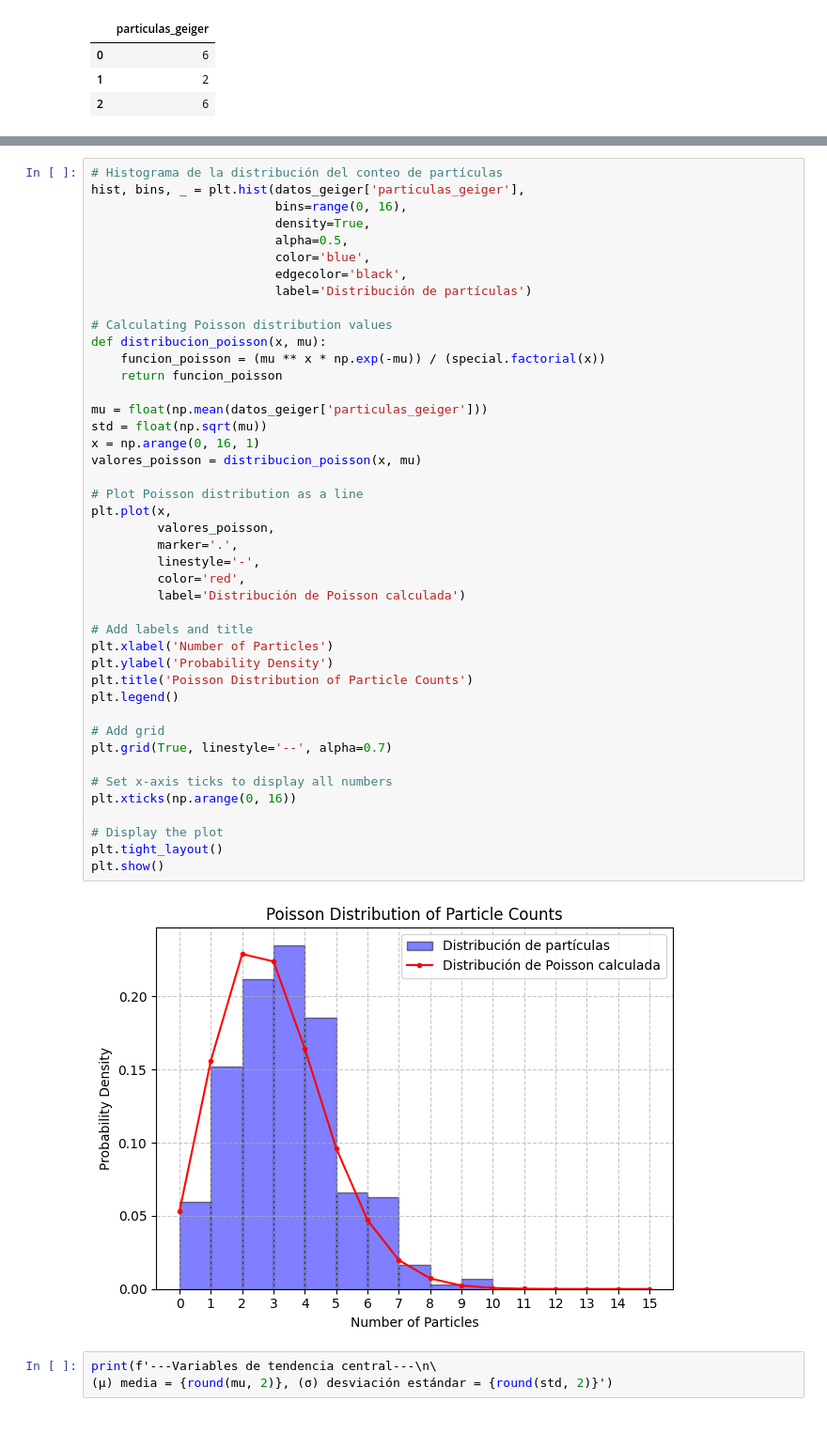
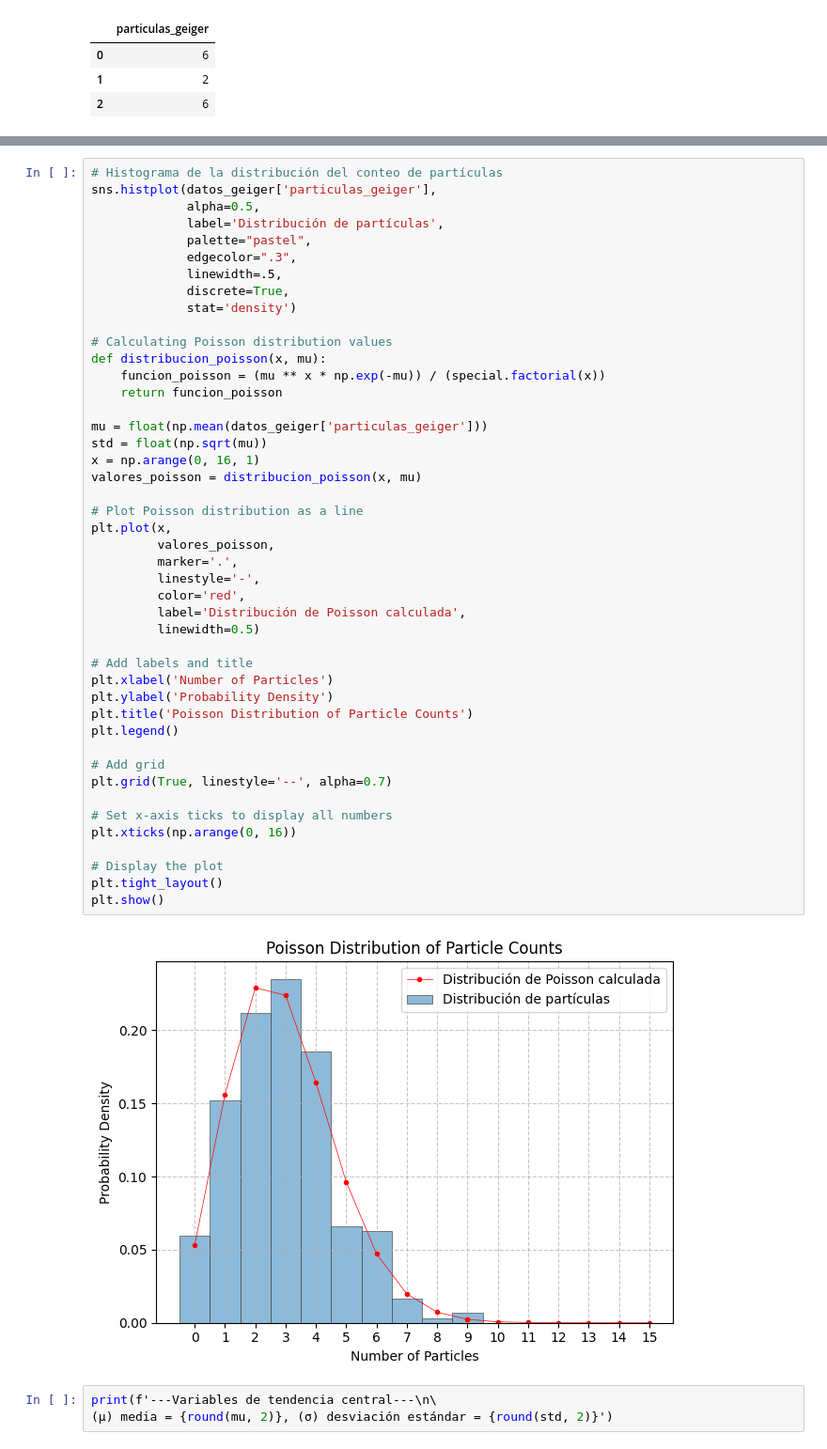
Before and after one commit to JD314/fisica_experimental, a Jupyter notebook: estiven/notebooks/tarea_1_geiger.ipynb, the cells around one changed output, grey strips where cells are left out. Shown: that part at 94% size. Drawn from its saved outputs; the diff is of its cells as text.

```diff
--- a/estiven/notebooks/tarea_1_geiger.ipynb
+++ b/estiven/notebooks/tarea_1_geiger.ipynb
@@ -218,12 +307,13 @@ Tamaño de los datos: (302, 1)
 # %%
 # Histograma de la distribución del conteo de partículas
-hist, bins, _ = plt.hist(datos_geiger['particulas_geiger'],
-                         bins=range(0, 16),
-                         density=True,
-                         alpha=0.5,
-                         color='blue',
-                         edgecolor='black',
-                         label='Distribución de partículas')
+sns.histplot(datos_geiger['particulas_geiger'],
+             alpha=0.5,
+             label='Distribución de partículas',
+             palette="pastel",
+             edgecolor=".3",
+             linewidth=.5,
+             discrete=True,
+             stat='density')
 
 # Calculating Poisson distribution values
 def distribucion_poisson(x, mu):
@@ -231,35 +321,36 @@ def distribucion_poisson(x, mu):
     return funcion_poisson
 
 mu = float(np.mean(datos_geiger['particulas_geiger']))
 std = float(np.sqrt(mu))
 x = np.arange(0, 16, 1)
 valores_poisson = distribucion_poisson(x, mu)
 
 # Plot Poisson distribution as a line
 plt.plot(x,
          valores_poisson,
          marker='.',
          linestyle='-',
          color='red',
-         label='Distribución de Poisson calculada')
+         label='Distribución de Poisson calculada',
+         linewidth=0.5)
 
 # Add labels and title
 plt.xlabel('Number of Particles')
 plt.ylabel('Probability Density')
 plt.title('Poisson Distribution of Particle Counts')
 plt.legend()
 
 # Add grid
 plt.grid(True, linestyle='--', alpha=0.7)
 
 # Set x-axis ticks to display all numbers
 plt.xticks(np.arange(0, 16))
 
 # Display the plot
 plt.tight_layout()
 plt.show()
 # %% [output]
-[figure, old version]
+[figure, new version]
 # %%
 print(f'---Variables de tendencia central---\n\
 (μ) media = {round(mu, 2)}, (σ) desviación estándar = {round(std, 2)}')
```
Also changed, not shown: parts of 26 cells of this notebook.
